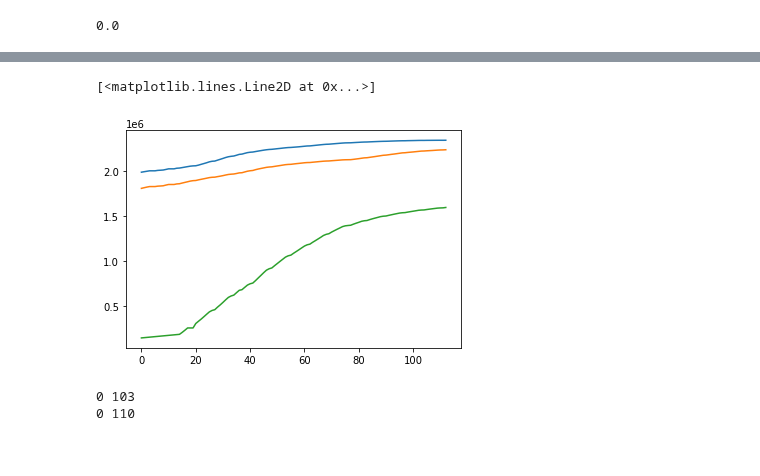
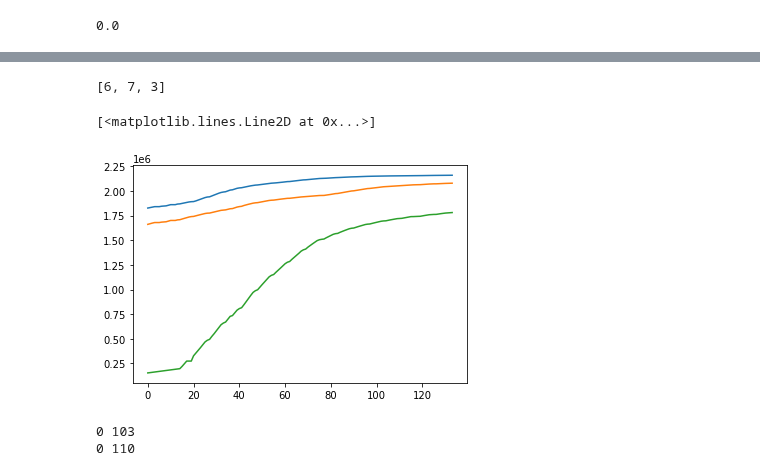
Before and after one commit to yuval-b/covid_thesis, a Jupyter notebook: 8. Discrete Population Compartmental Model.ipynb, the cells around one changed output, grey strips where cells are left out. Drawn from its saved outputs; the diff is of its cells as text; code cells hidden in the pictures.

```diff
--- a/8. Discrete Population Compartmental Model.ipynb
+++ b/8. Discrete Population Compartmental Model.ipynb
@@ -68,6 +59,6 @@ for node in list(A.nodes()):
 # %%
 # Read in all weekly adjacnecy matrices, assigning each entry to a dictionary.
-st = os.listdir("/Volumes/HardDrive/New_Workflow/symm_stoc_48")
+st = os.listdir("/Volumes/HardDrive/New_Workflow/symm_stoc_44_<250")
 
 stoch = []
 for i in st:
@@ -76,13 +67,5 @@ for i in st:
 
 d = {}
 for i in range(len(stoch)):
-    d[str(i)] = pd.read_csv("/Volumes/HardDrive/New_Workflow/symm_stoc_48/"+stoch[i], header = None, sep =',')
+    d[str(i)] = pd.read_csv("/Volumes/HardDrive/New_Workflow/symm_stoc_44_<250/"+stoch[i], header = None, sep =',')
-# %%
-# Create a df which is the average of all the flows, set it as key 100 in the dictionary
-# (so it's only referred to by choice)
-df = d['0'].copy()
-for i in range(1,len(stoch)):
-    df += d[str(i)]
-df = df/len(stoch)
-d['100'] = df
 # %%
@@ -211 +281,8 @@ def bernoulli(flow_list,x,pop,total_out,num):
+# %%
+v = [3,6,7,3,3]
+v.remove(3)
+v.remove(3)
+v
+# %% [output]
+[6, 7, 3]
 # %%
@@ -331,35 +385,39 @@ wa_infs = [0]
 for i in range(1,len(wa_totals)):
     wa_infs.append(wa_totals[i]-wa_totals[i-1])
 
+total_popn = sum(list(waloc['Population']))
 
 # WA's population is 2491996 people over 5
 # https://www.health.gov.au/sites/default/files/documents/2022/02/covid-19-vaccine-rollout-update-1-february-2022.pdf
 # There are 377018 people between 5-15, so normalise the third dose based on that
 
 first = list(wa_data.loc[wa_data['Source'] == 'COVID-live First Doses 5+'].iloc[0])[1:]
+first = [round(i/2491996*total_popn) for i in first]
 first_change = []
 for f in range(len(first)-1):
     first_change.append(first[f+1] - first[f])
 
 second = list(wa_data.loc[wa_data['Source'] == 'COVID-live Second Doses 5+'].iloc[0])[1:]
+second = [round(i/2491996*total_popn) for i in second]
 second_change = []
 for f in range(len(second)-1):
     second_change.append(second[f+1] - second[f])
 
 third = list(wa_data.loc[wa_data['Source'] == 'COVID-live Booster Doses 16+'].iloc[0])[1:]
 third = [round(i*2491996/(2491996-377018)) for i in third]
+third = [round(i/2491996*total_popn) for i in third]
 third_change = []
 for f in range(len(third)-1):
     third_change.append(third[f+1] - third[f])
 
 uptakes = [first_change, second_change, third_change]
 # %%
-plt.plot(list(wa_data.iloc[1,1:]))
-plt.plot(list(wa_data.iloc[3,1:]))
-plt.plot(list(wa_data.iloc[5,1:]))
+plt.plot(first)
+plt.plot(second)
+plt.plot(third)
 # %% [output]
 [<matplotlib.lines.Line2D at 0x...>]
-[figure, old version]
+[figure, new version]
 # %%
 # Make it so there are no negatives (there were only two when I checked)
 for i in range(len(uptakes)):
```
Also changed, not shown: parts of 22 cells of this notebook.
